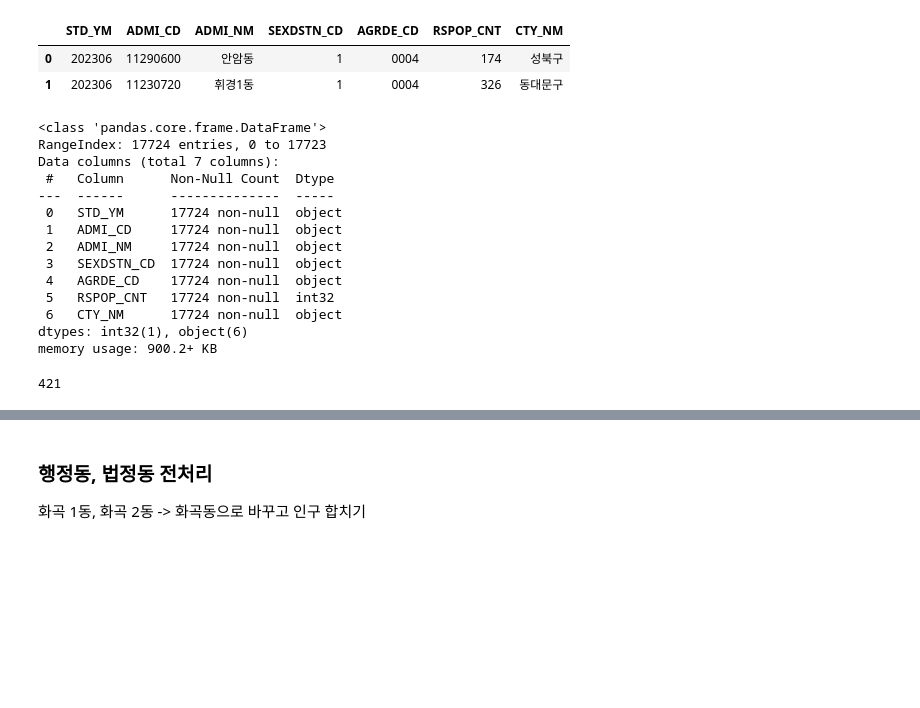
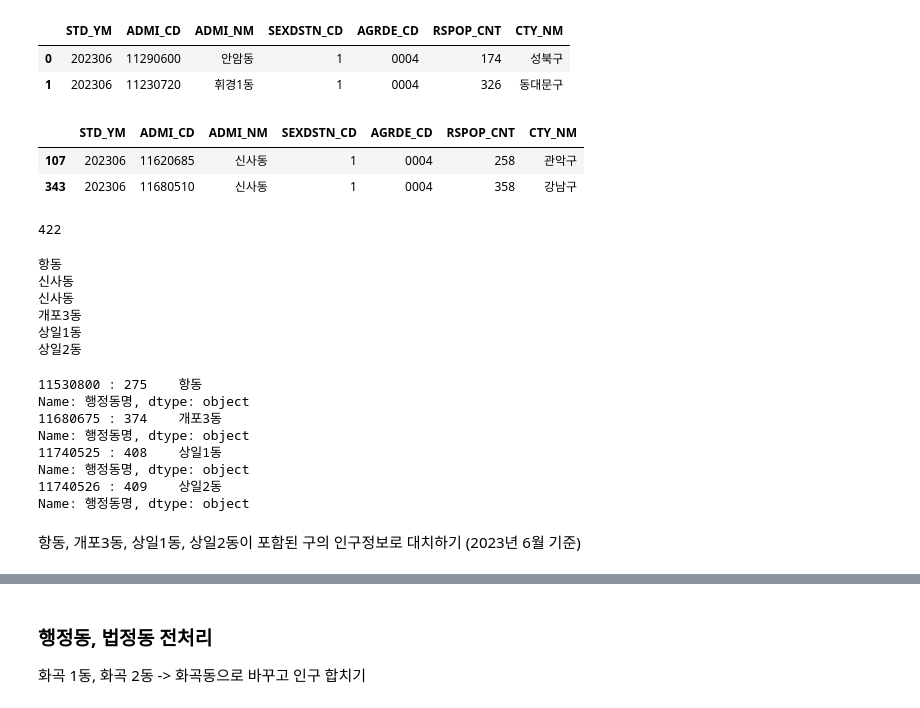
Before and after one commit to sesac-2023/cha_workspace, a Jupyter notebook: individual_tests/PJT_final_2023/preprocessing/people_by_region_EDA.ipynb, the cells around one changed output, grey strips where cells are left out. Saved outputs shown, nothing was run; the diff lists cells and outputs as text; code cells hidden in the pictures; blank space fills up the shorter version.

```diff
--- a/individual_tests/PJT_final_2023/preprocessing/people_by_region_EDA.ipynb
+++ b/individual_tests/PJT_final_2023/preprocessing/people_by_region_EDA.ipynb
@@ -45,24 +49,10 @@ data.head(2)
 # %%
 # 거주인구 integer로 형 변환
 data['RSPOP_CNT'] = data['RSPOP_CNT'].astype('int')
-# %%
-data.info()
-# %% [output]
-<class 'pandas.core.frame.DataFrame'>
-RangeIndex: 17724 entries, 0 to 17723
-Data columns (total 7 columns):
- #   Column      Non-Null Count  Dtype
----  ------      --------------  -----
- 0   STD_YM      17724 non-null  object
- 1   ADMI_CD     17724 non-null  object
- 2   ADMI_NM     17724 non-null  object
- 3   SEXDSTN_CD  17724 non-null  object
- 4   AGRDE_CD    17724 non-null  object
- 5   RSPOP_CNT   17724 non-null  int32
- 6   CTY_NM      17724 non-null  object
-dtypes: int32(1), object(6)
-memory usage: 900.2+ KB
-# %%
-len(data['ADMI_NM'].unique())
-# %% [output]
-421
+# %%
+# 강남구와 관악구에 동일한 행정동 조회 -> 행정동(구이름)으로 변경 필요
+data[data['ADMI_NM'] == '신사동'].head(2)
+# %% [output]
+|  | STD_YM | ADMI_CD | ADMI_NM | SEXDSTN_CD | AGRDE_CD | RSPOP_CNT | CTY_NM |
+| 107 | 202306 | 11620685 | 신사동 | 1 | 0004 | 258 | 관악구 |
+| 343 | 202306 | 11680510 | 신사동 | 1 | 0004 | 358 | 강남구 |
@@ -68,0 +66,41 @@ len(data['ADMI_NM'].unique())
+# %%
+# 행정동명 개수 구하기 -> 426개 차이가 있음
+len(data['ADMI_NM'].unique())
+# %% [output]
+422
+# %%
+# 결측치가 있는 행정동 이름 가져오기
+test = pd.read_csv('./서울시_행정동_코드_행안부(8자리)_수정.csv', usecols=['행정동명'])
+full = test['행정동명'].to_list()
+not_full = data['ADMI_NM'].to_list()
+
+for i in full:
+    if i not in not_full:
+        print(i)
+# %% [output]
+항동
+신사동
+신사동
+개포3동
+상일1동
+상일2동
+# %%
+# 행정동 코드로 결측치가 있는 행정동 찾아보기
+test = pd.read_csv('./서울시_행정동_코드_행안부(8자리)_수정.csv')
+full = test['행정동코드8'].to_list()
+not_full = data['ADMI_CD'].astype('int').to_list()
+
+for i in full:
+    if i not in not_full:
+        print(f"{i} : {test[test['행정동코드8'] == i]['행정동명']}")
+# %% [output]
+11530800 : 275    항동
+Name: 행정동명, dtype: object
+11680675 : 374    개포3동
+Name: 행정동명, dtype: object
+11740525 : 408    상일1동
+Name: 행정동명, dtype: object
+11740526 : 409    상일2동
+Name: 행정동명, dtype: object
+# %% [markdown]
+항동, 개포3동, 상일1동, 상일2동이 포함된 구의 인구정보로 대치하기 (2023년 6월 기준)
```
Also changed, not shown: parts of 21 cells of this notebook.
